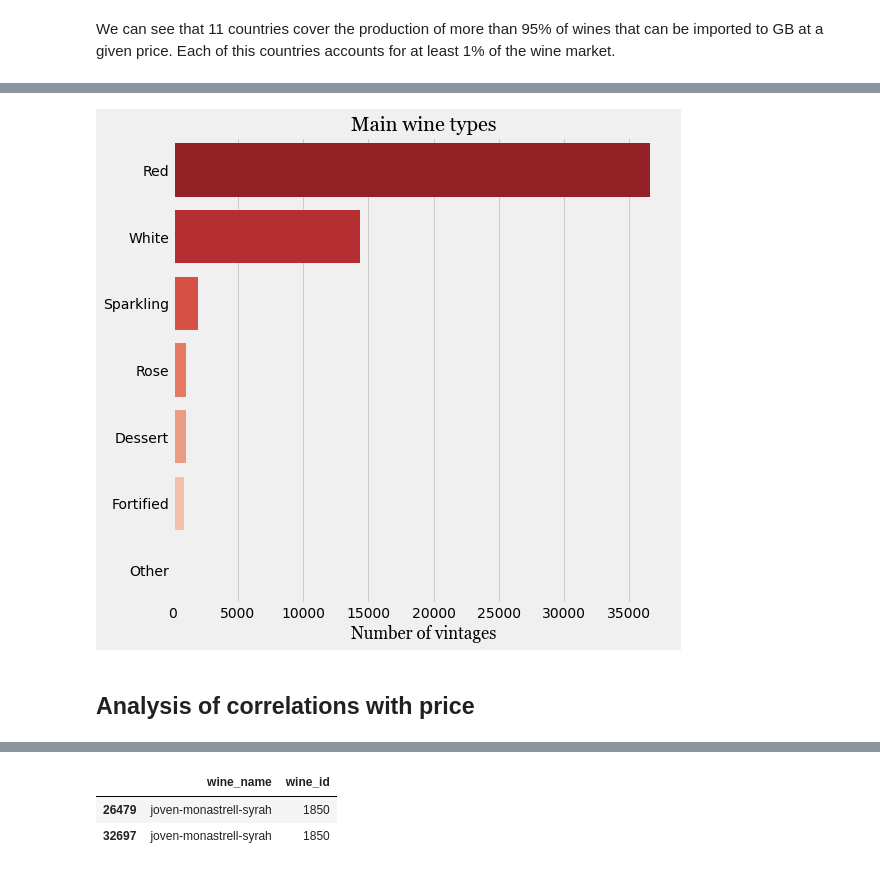
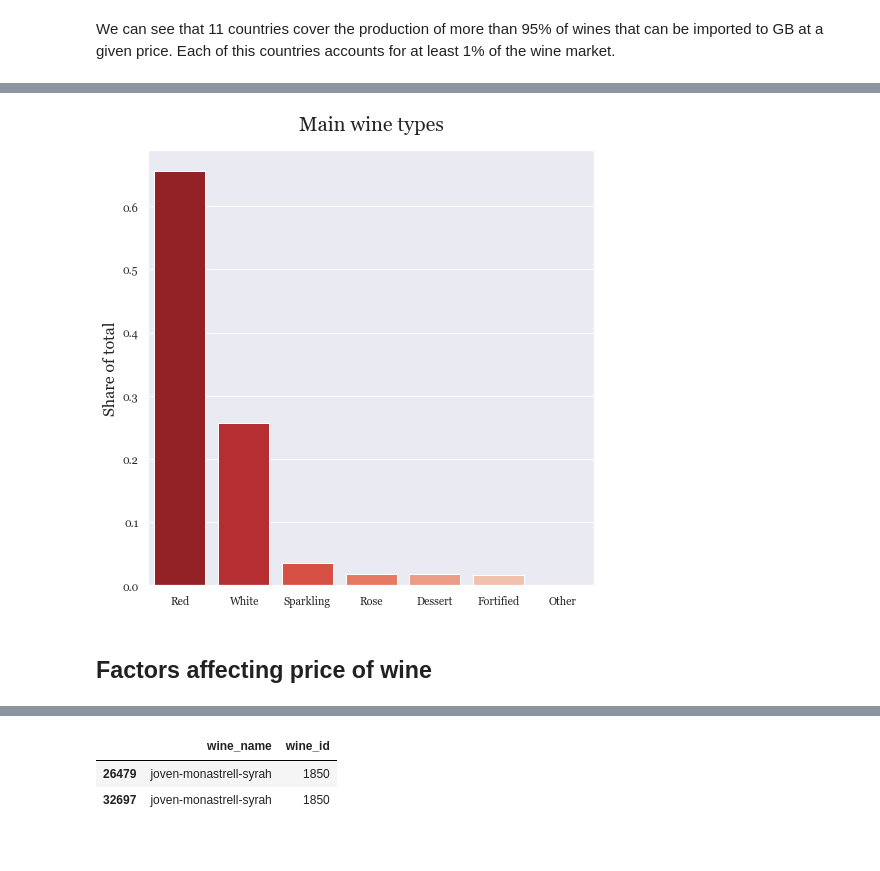
Before and after one commit to sveta-egorova/wine, a Jupyter notebook: data_analysis.ipynb, the cells around one changed output, grey strips where cells are left out. Drawn from its saved outputs; the diff is of its cells as text; code cells hidden in the pictures.

Commit message:
price analysis and modeling price prediction

```diff
--- a/data_analysis.ipynb
+++ b/data_analysis.ipynb
@@ -59,8 +40,9 @@ s.name AS style_name, s.body, s.acidity AS style_acidity,
 t.name AS type_name,
 w2.name AS winery_name,
 p.bottle_type,
-COUNT(vt.toplist_id) AS toplist_count, AVG(vt.rank) AS average_rank,
-COUNT(sg.grape_id) AS grape_count
+GROUP_CONCAT(distinct g.name ORDER BY g.name SEPARATOR ', ') AS grapes,
+COUNT(distinct vt.toplist_id) AS toplist_count, AVG(vt.rank) AS average_rank,
+COUNT(distinct sg.grape_id) AS grape_count
 FROM vintage AS v
 LEFT JOIN wine AS w ON w.id = v.wine_id
 LEFT JOIN region AS r ON w.region_id = r.id
@@ -68,6 +50,7 @@ LEFT JOIN country AS c on r.country_code = c.code
 LEFT JOIN style AS s ON w.style_id = s.id
 LEFT JOIN type AS t ON t.id = w.type_id
 LEFT JOIN style_grape AS sg ON sg.style_id = s.id
+LEFT JOIN grape AS g ON sg.grape_id = g.id
 LEFT JOIN winery AS w2 ON w2.id = w.winery_id
 LEFT JOIN price AS p ON v.price_id = p.id
 LEFT JOIN vintage_toplist AS vt ON vt.vintage_id = v.id
@@ -176,3 +177,9 @@ Index(['id', 'year', 'ratings_count', 'ratings_average', 'price', 'acidity',
       dtype='object')
 # %% [markdown]
 Now we'll visualize some of the frequency distributions of the variables in our table
+# %%
+sns.set_theme(font='georgia')
+sns.set_context(rc={'font.size': 8,
+                    'axes.titlesize': 20,
+                    'axes.labelsize':16,
+                    'legend.title_fontsize': 14})
@@ -368,13 +362,12 @@ plt.show()
 # %%
-# plt.style.use('fivethirtyeight')
-type_freq = df['type_name'].value_counts()
+type_freq = df['type_name'].value_counts(normalize=True)
 plt.figure(figsize=(8, 8))
-sns.barplot(orient='h', x=type_freq.values, y=type_freq.index, palette='Reds_r')
-plt.xlabel('Number of vintages', fontname='Georgia')
-plt.title('Main wine types', fontname='Georgia')
+sns.barplot(y=type_freq.values, x=type_freq.index, palette='Reds_r')
+plt.ylabel('Share of total')
+plt.title('Main wine types', pad=20)
 plt.show()
 # %% [output]
-[figure, old version]
+[figure, new version]
-# %% [markdown]
-## Analysis of correlations with price
+# %% [markdown]
+## Factors affecting price of wine
 # %%
```
Also changed, not shown: parts of 103 cells of this notebook, 1 other file.
